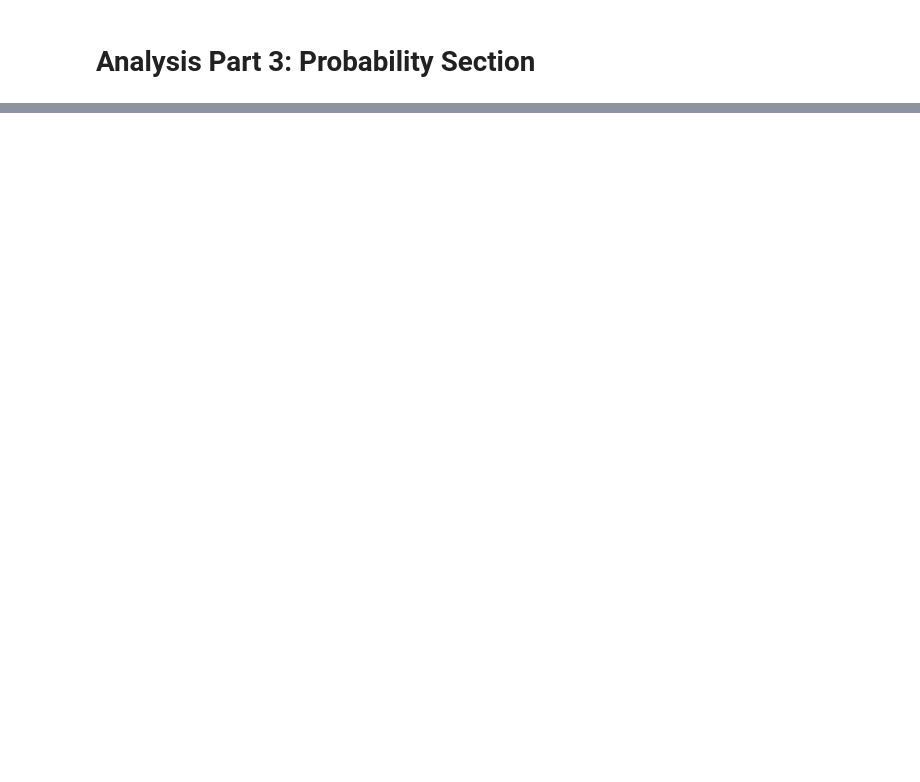
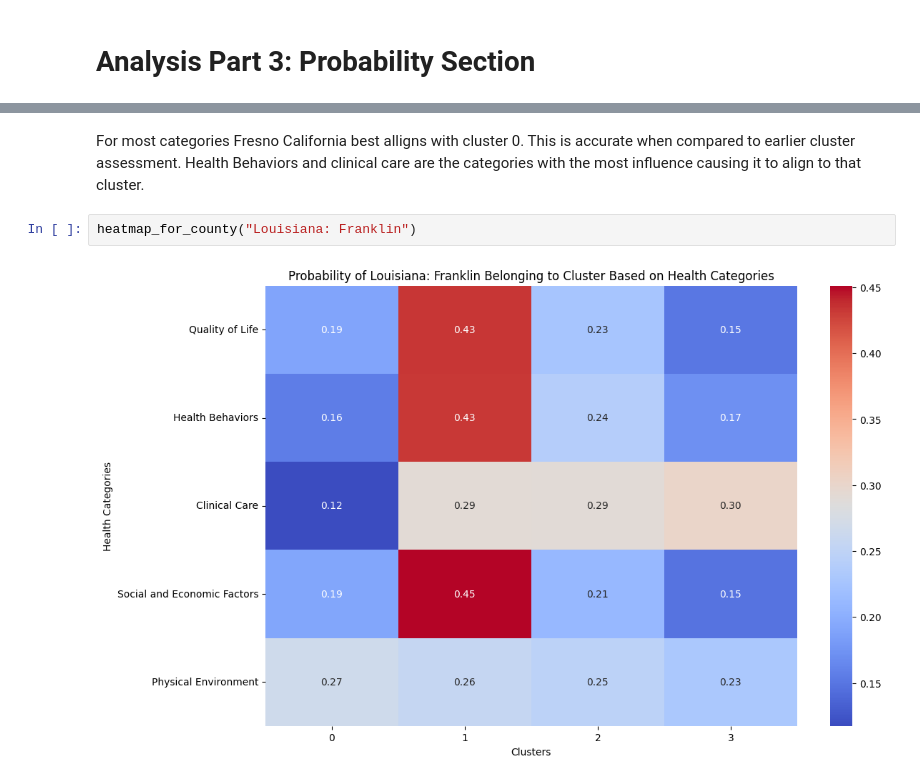
Before and after one commit to JosueAguilarLazo/US-County-Health-Profile-Clustering, a Jupyter notebook: County_health_profiles.ipynb, the cells around one changed output, grey strips where cells are left out. Drawn from its saved outputs; the diff is of its cells as text; blank space fills up the shorter version.

```diff
--- a/County_health_profiles.ipynb
+++ b/County_health_profiles.ipynb
@@ -623,0 +599,6 @@ North Carolina: Robeson is in Cluster 1
+# %% [markdown]
+For most categories Fresno California best alligns with cluster 0. This is accurate when compared to earlier cluster assessment. Health Behaviors and clinical care are the categories with the most influence causing it to align to that cluster.
+# %%
+heatmap_for_county("Louisiana: Franklin")
+# %% [output]
+[figure, added]
```
Also changed, not shown: parts of 56 cells of this notebook.
